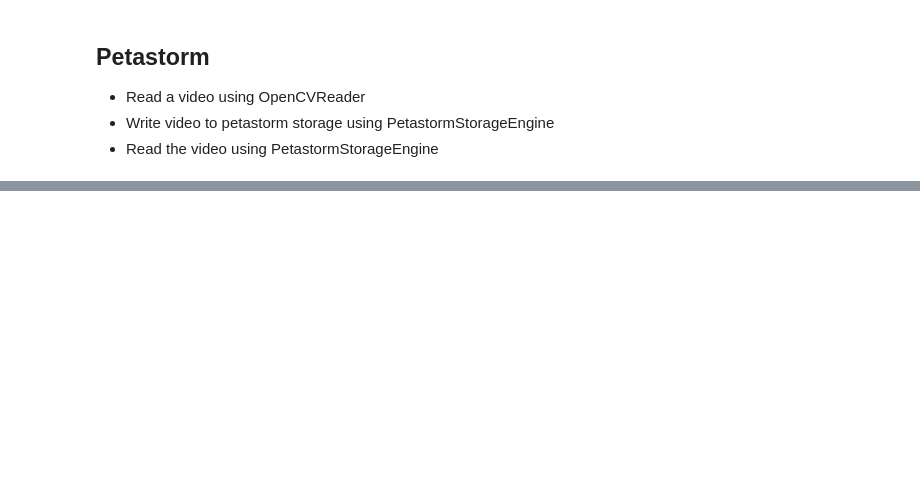
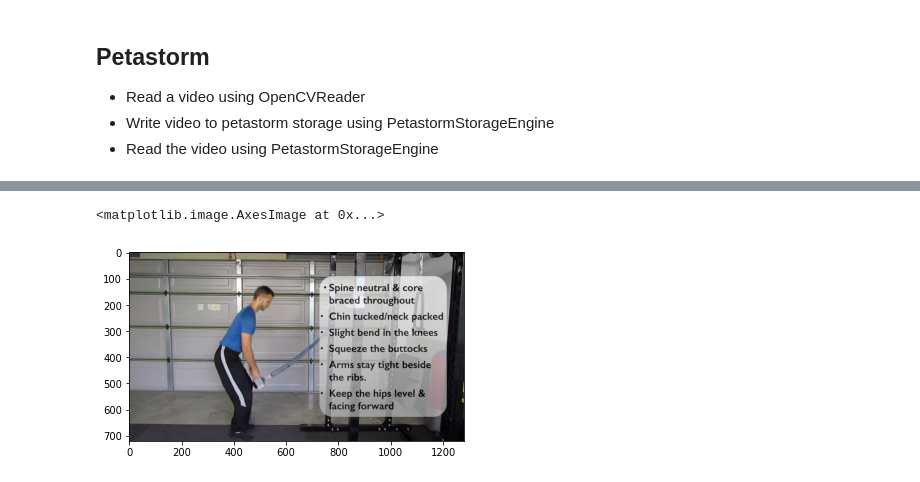
Before and after one commit to akshayrdeodhar/eva, a Jupyter notebook: tutorials/storage_engines.ipynb, the cells around one changed output, grey strips where cells are left out. Drawn from its saved outputs; the diff is of its cells as text; code cells hidden in the pictures; blank space fills up the shorter version.

```diff
--- a/tutorials/storage_engines.ipynb
+++ b/tutorials/storage_engines.ipynb
@@ -222,0 +265,5 @@ video:2700kB audio:0kB subtitle:0kB other streams:0kB global headers:0kB muxing
+# %%
+plt.imshow(image_arrays[1])
+# %% [output]
+<matplotlib.image.AxesImage at 0x...>
+[figure, added]
```
Also changed, not shown: parts of 9 cells of this notebook.
